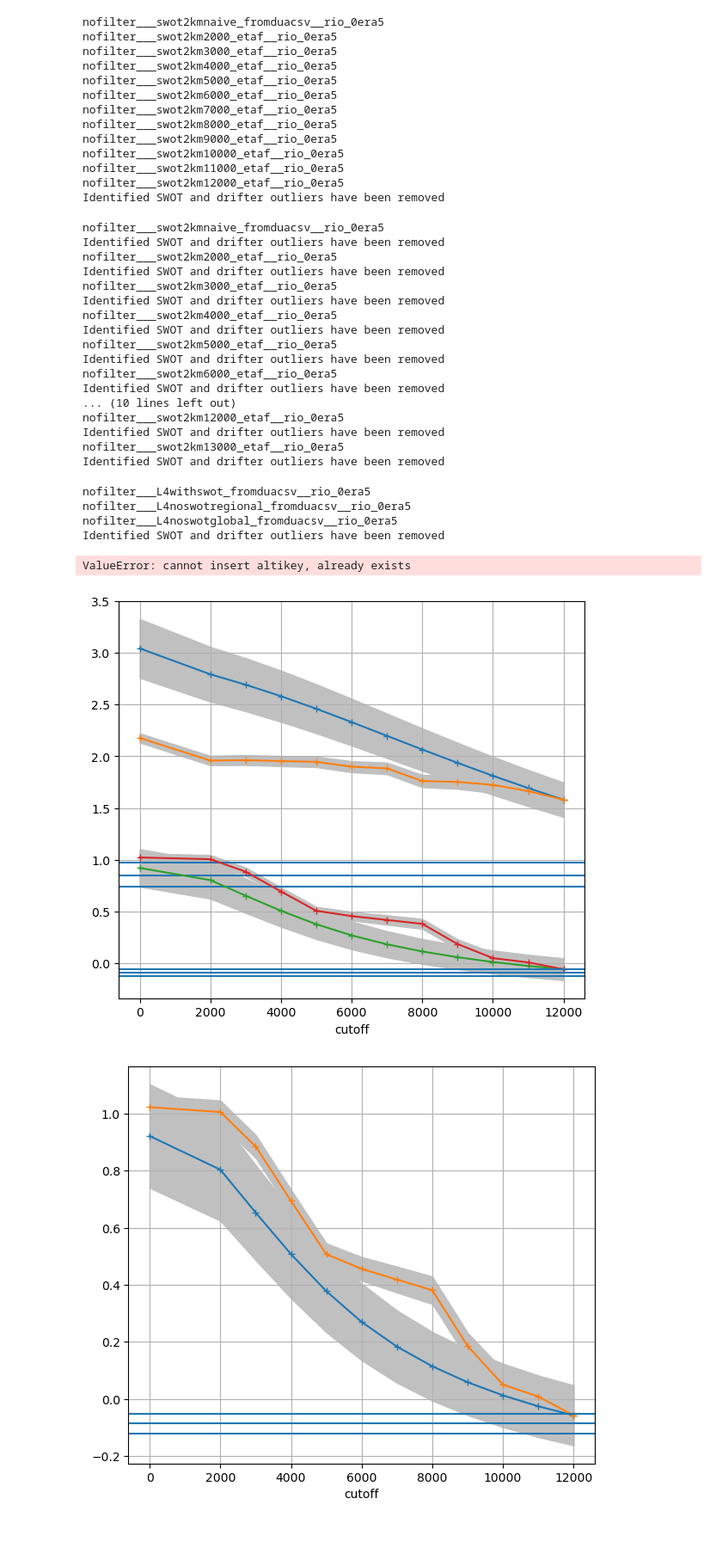
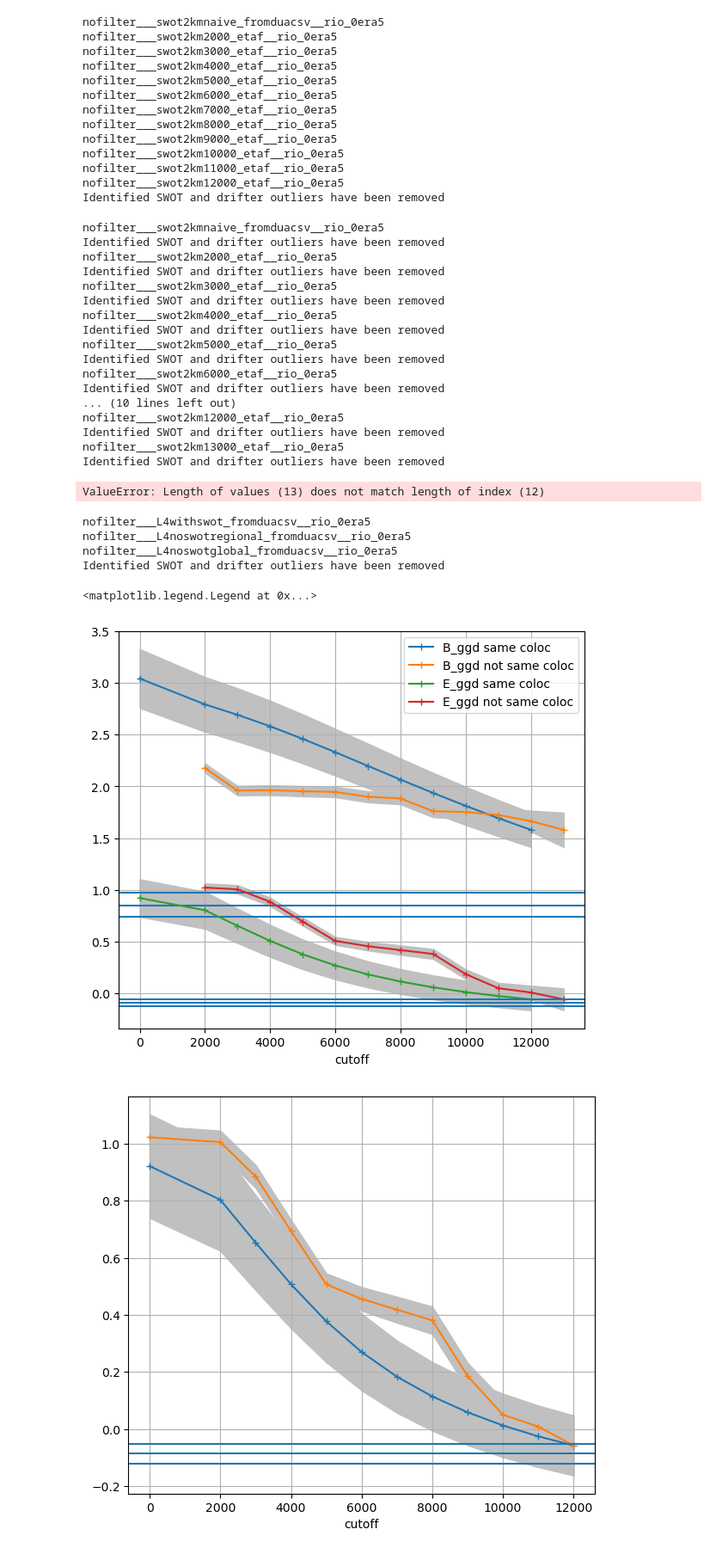
Before and after one commit to margot-demol/med_analysis, a Jupyter notebook: 72_spatial_dependency.ipynb, the cells around one changed output. Shown at 86% size. Saved outputs shown, nothing was run; the diff lists cells and outputs as text; code cells hidden in the pictures.

```diff
--- a/72_spatial_dependency.ipynb
+++ b/72_spatial_dependency.ipynb
@@ -85,7 +85,7 @@ for c in comb_list :
 ds1 = xr.concat(D, dim = 'id_comb')
 df1 = ds1.to_dataframe()
 
-df1['cutoff'] = [0] + list(np.arange(2000, 14000, 1000))
+df1['cutoff'] =  list(np.arange(2000, 14000, 1000))
 df1 = df1.reset_index().set_index('cutoff')
 # %% [output]
 nofilter___swot2kmnaive_fromduacsv__rio_0era5
@@ -105,9 +105,10 @@ nofilter___swot2km12000_etaf__rio_0era5
 Identified SWOT and drifter outliers have been removed
 nofilter___swot2km13000_etaf__rio_0era5
 Identified SWOT and drifter outliers have been removed
+ValueError: Length of values (13) does not match length of index (12)
 # %%
-ds1 = xr.concat(D, dim = 'id_comb')
-df1 = ds1.to_dataframe()
+df1['cutoff'] =  list(np.arange(2000, 14000, 1000))
+df1 = df1.reset_index().set_index('cutoff')
 # %%
 comb_list0 = [
              dict(drifter_key='nofilter', alti_key = 'L4withswot', wd_key = 'era5',wd_model='rio', ggd_var='fromduacsv', wd_depth='0'),
@@ -131,38 +132,36 @@ nofilter___L4withswot_fromduacsv__rio_0era5
 nofilter___L4noswotregional_fromduacsv__rio_0era5
 nofilter___L4noswotglobal_fromduacsv__rio_0era5
 Identified SWOT and drifter outliers have been removed
-# %%
-df0['altikey'] = ['L4-SWOT','L4-regional-noSWOT','L4-global-noSWOT']
-df0 = df0.reset_index().set_index('altikey')
-# %% [output]
-ValueError: cannot insert altikey, already exists
 # %%
 
 fig, ax = plt.subplots(frameon=False, figsize=(7, 6))
-df.B_ggd.plot(marker='+', ax=ax)
+df.B_ggd.plot(marker='+', ax=ax, label='B_ggd same coloc')
 plot_error(df.reset_index(),'cutoff', 'B_ggd', ax=ax, suf = 'ser__')
 
-df1.B_ggd.plot(marker='+', ax=ax)
+df1.B_ggd.plot(marker='+', ax=ax, label='B_ggd not same coloc')
 plot_error(df1.reset_index(),'cutoff', 'B_ggd', ax=ax, suf = 'ser__')
 #df.E_ggd.plot(marker='+', ax=ax)
 
 for al in df0.index:
     ax.axhline(df0.B_ggd.loc[al])
 ax.grid()
 
 
-df.E_ggd.plot(marker='+', ax=ax)
+df.E_ggd.plot(marker='+', ax=ax, label='E_ggd same coloc')
 plot_error(df.reset_index(),'cutoff', 'E_ggd', ax=ax, suf = 'ser__')
 #df.E_ggd.plot(marker='+', ax=ax)
 
-df1.E_ggd.plot(marker='+', ax=ax)
+df1.E_ggd.plot(marker='+', ax=ax, label='E_ggd not same coloc')
 plot_error(df1.reset_index(),'cutoff', 'E_ggd', ax=ax, suf = 'ser__')
 
 for al in df0.index:
     ax.axhline(df0.E_ggd.loc[al])
 ax.grid()
+
+ax.legend()
 # %% [output]
+<matplotlib.legend.Legend at 0x...>
-[figure, old version]
+[figure, new version]
 # %%
 
 fig, ax = plt.subplots(frameon=False, figsize=(7, 6))
```
Also changed, not shown: 3 other files.
